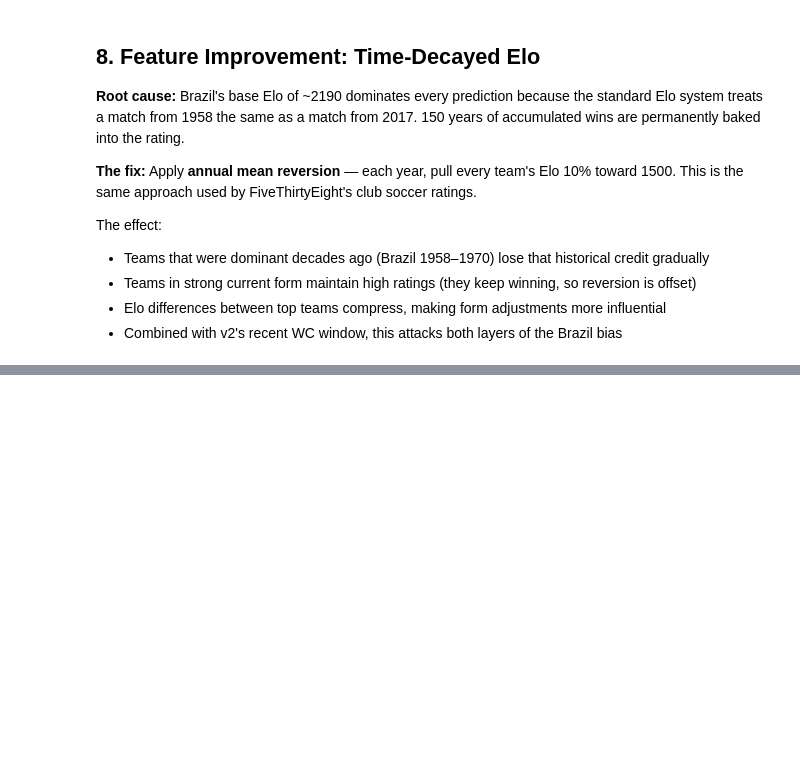
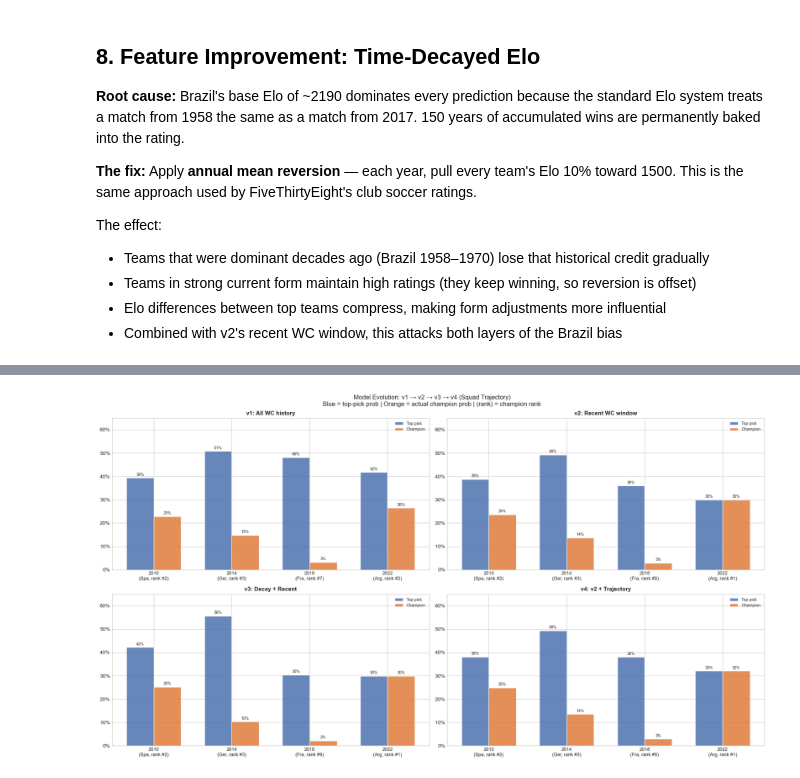
Before and after one commit to jajumonac/fifa-world-cup-prediction, a Jupyter notebook: notebooks/backtest_historical_wc.ipynb, the cells around one changed output, grey strips where cells are left out. Drawn from its saved outputs; the diff is of its cells as text; code cells hidden in the pictures; blank space fills up the shorter version.

```diff
--- a/notebooks/backtest_historical_wc.ipynb
+++ b/notebooks/backtest_historical_wc.ipynb
@@ -868,0 +1215,43 @@ plt.show()
+# %%
+fig, axes = plt.subplots(2, 2, figsize=(18, 10))
+axes = axes.flatten()
+
+for ax, (results, title) in zip(axes, all_versions_full):
+    years_s = sorted(TOURNAMENTS)
+    champs  = [TOURNAMENTS[y]['champion'] for y in years_s]
+    champ_p = [results[y][TOURNAMENTS[y]['champion']] for y in years_s]
+    top_p   = [sorted(results[y].items(), key=lambda x: -x[1])[0][1] for y in years_s]
+    ranks_l = []
+    for y in years_s:
+        ranked = sorted(results[y].items(), key=lambda x: -x[1])
+        rank   = next(i + 1 for i, (t, _) in enumerate(ranked)
+                      if t == TOURNAMENTS[y]['champion'])
+        ranks_l.append(rank)
+
+    x, w = np.arange(len(years_s)), 0.35
+    ax.bar(x - w/2, top_p,   w, label='Top pick', color='#4c72b0', alpha=0.85, edgecolor='white')
+    ax.bar(x + w/2, champ_p, w, label='Champion',  color='#e07b39', alpha=0.85, edgecolor='white')
+
+    for xi, (tp, cp) in enumerate(zip(top_p, champ_p)):
+        ax.text(xi - w/2, tp + 0.009, f'{tp:.0%}', ha='center', fontsize=7.5)
+        ax.text(xi + w/2, cp + 0.009, f'{cp:.0%}', ha='center', fontsize=7.5)
+
+    ax.set_xticks(x)
+    ax.set_xticklabels(
+        [f'{y}\n({c[:3]}, rank #{r})' for y, c, r in zip(years_s, champs, ranks_l)],
+        fontsize=9,
+    )
+    ax.yaxis.set_major_formatter(mtick.PercentFormatter(xmax=1.0))
+    ax.set_title(title, fontsize=11, fontweight='bold')
+    ax.legend(fontsize=8)
+    ax.set_ylim(0, 0.65)
+
+plt.suptitle(
+    'Model Evolution: v1 → v2 → v3 → v4 (Squad Trajectory)\n'
+    'Blue = top-pick prob | Orange = actual champion prob | (rank) = champion rank',
+    fontsize=12,
+)
+plt.tight_layout()
+plt.show()
+# %% [output]
+[figure, added]
```
Also changed, not shown: parts of 19 cells of this notebook, 2 other files.
